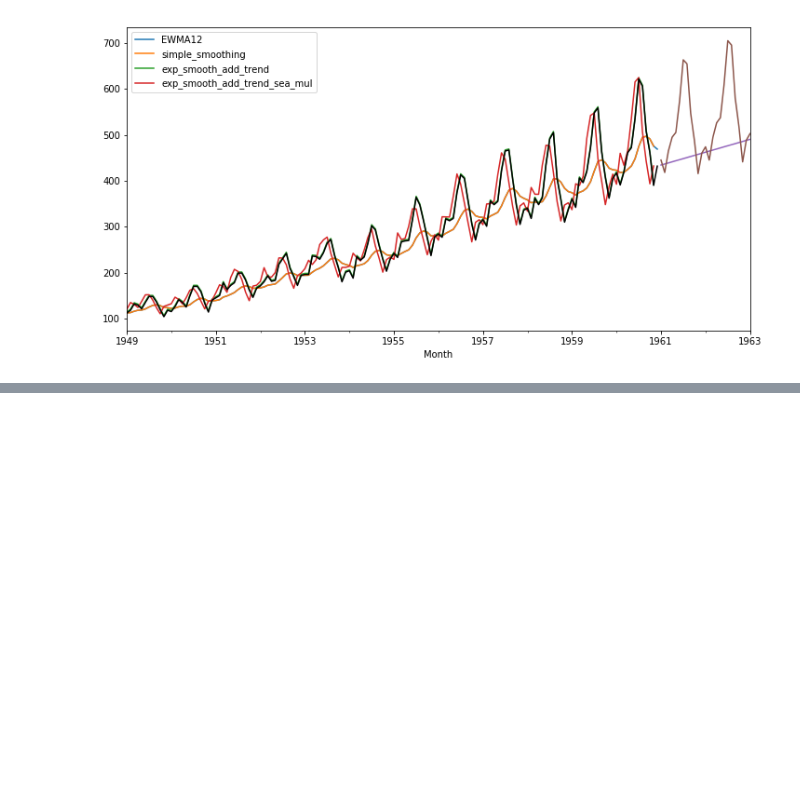
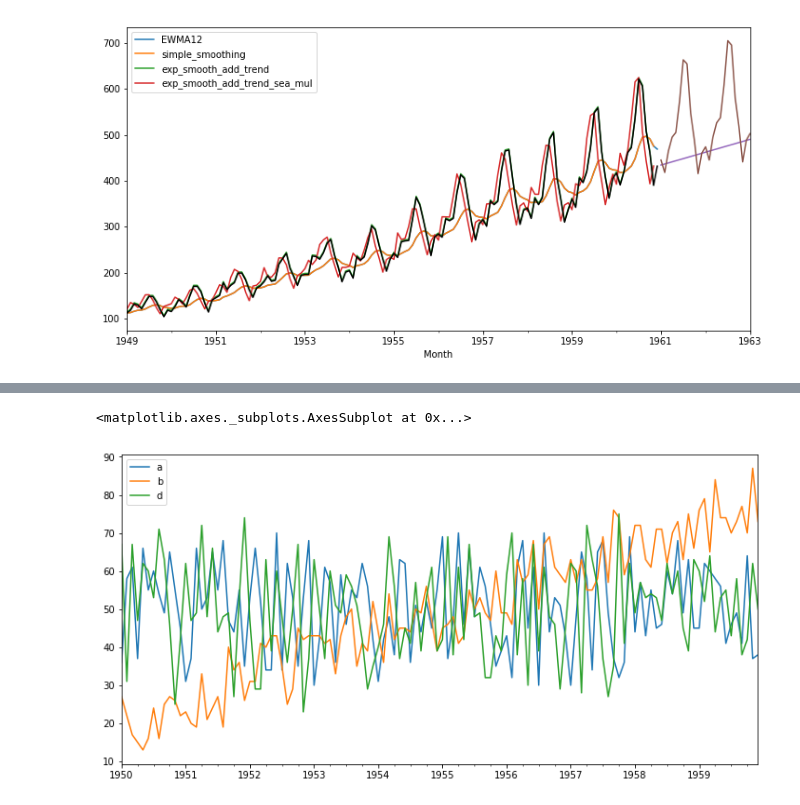
Before and after one commit to ania4data/Time_Series, a Jupyter notebook: statsmodel_Timeseries.ipynb, the cells around one changed output, grey strips where cells are left out. Saved outputs shown, nothing was run; the diff lists cells and outputs as text; code cells hidden in the pictures; blank space fills up the shorter version.

```diff
--- a/statsmodel_Timeseries.ipynb
+++ b/statsmodel_Timeseries.ipynb
@@ -291,0 +336,2 @@ test3.plot(label = 'add_trend_multi_seasonal')
+# %%
+df2 = pd.read_csv("J/UDEMY-TSA-FINAL/Data/samples.csv", index_col=0, parse_dates=True)
@@ -291,0 +347,5 @@ test3.plot(label = 'add_trend_multi_seasonal')
+# %%
+df2[['a', 'b', 'd']].plot()
+# %% [output]
+<matplotlib.axes._subplots.AxesSubplot at 0x...>
+[figure, added]
```
Also changed, not shown: parts of 66 cells of this notebook.
